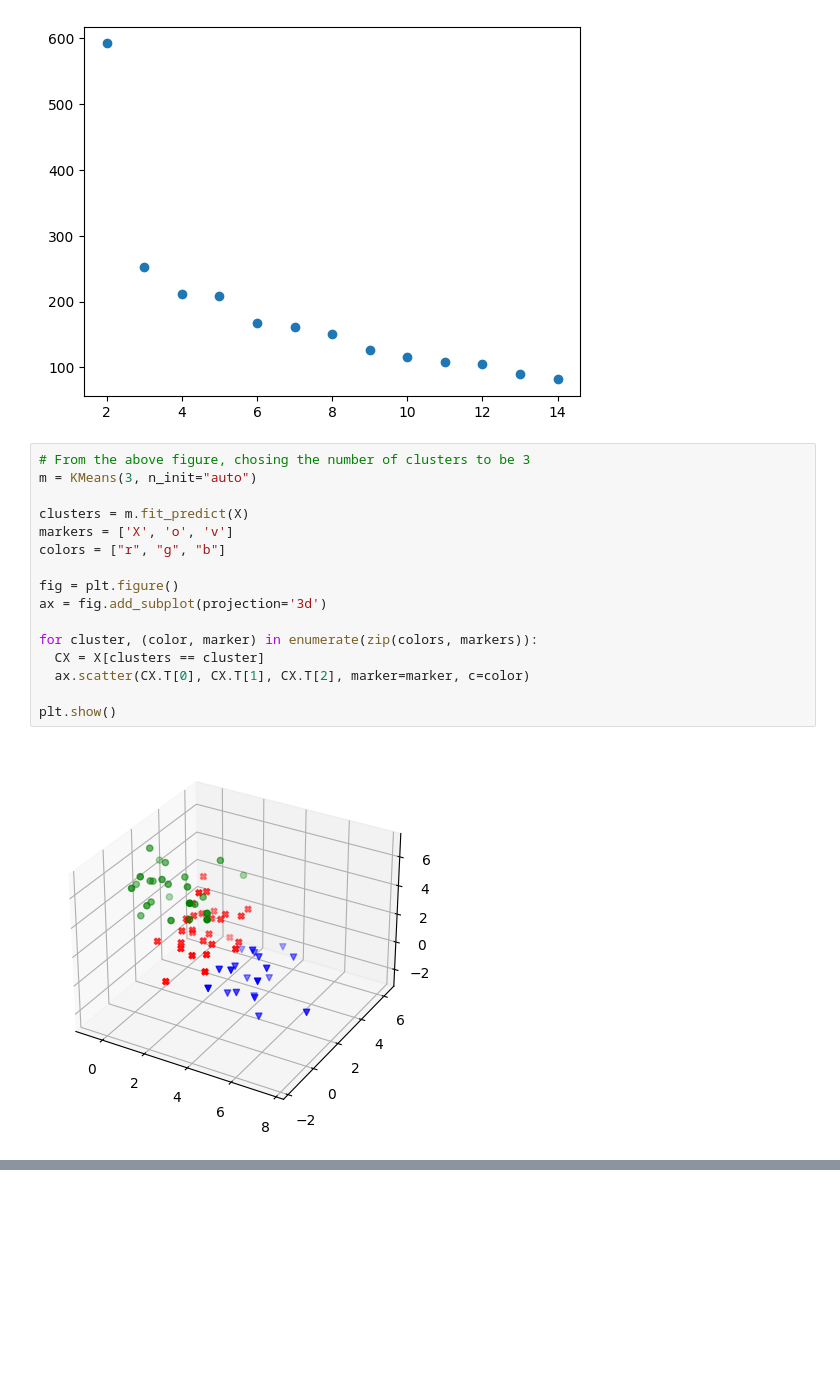
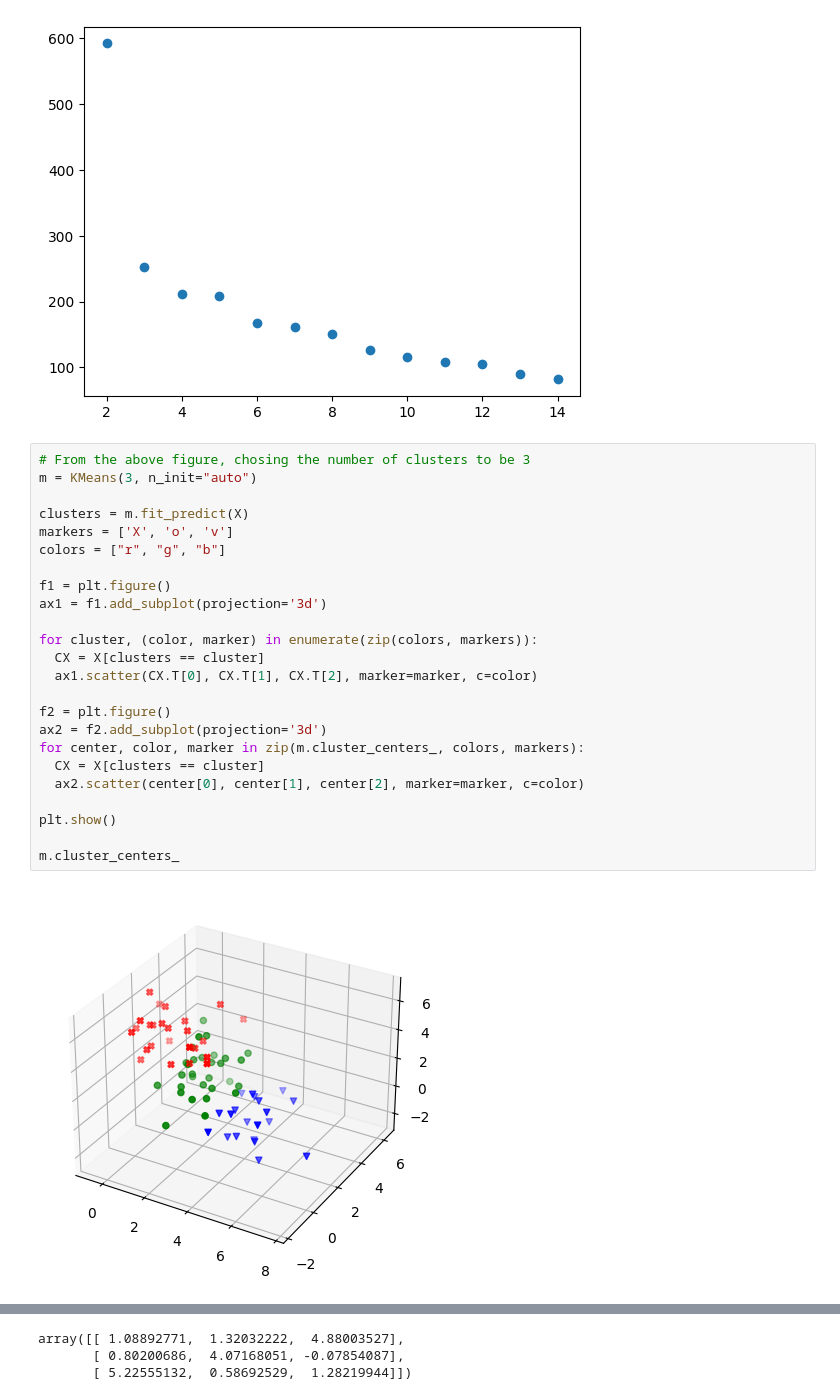
Before and after one commit to ospikovets/linear-algebra-projector, a Jupyter notebook: Pikovets_HW_2_Linear_Algebra.ipynb, the cells around one changed output, grey strips where cells are left out. Saved outputs shown, nothing was run; the diff lists cells and outputs as text; blank space fills up the shorter version.

```diff
--- a/Pikovets_HW_2_Linear_Algebra.ipynb
+++ b/Pikovets_HW_2_Linear_Algebra.ipynb
@@ -366,18 +366,26 @@ plt.show()
 # %%
 # From the above figure, chosing the number of clusters to be 3
 m = KMeans(3, n_init="auto")
 
 clusters = m.fit_predict(X)
 markers = ['X', 'o', 'v']
 colors = ["r", "g", "b"]
 
-fig = plt.figure()
-ax = fig.add_subplot(projection='3d')
+f1 = plt.figure()
+ax1 = f1.add_subplot(projection='3d')
 
 for cluster, (color, marker) in enumerate(zip(colors, markers)):
   CX = X[clusters == cluster]
-  ax.scatter(CX.T[0], CX.T[1], CX.T[2], marker=marker, c=color)
+  ax1.scatter(CX.T[0], CX.T[1], CX.T[2], marker=marker, c=color)
+
+f2 = plt.figure()
+ax2 = f2.add_subplot(projection='3d')
+for center, color, marker in zip(m.cluster_centers_, colors, markers):
+  CX = X[clusters == cluster]
+  ax2.scatter(center[0], center[1], center[2], marker=marker, c=color)
 
 plt.show()
+
+m.cluster_centers_
 # %% [output]
-[figure, old version]
+[figure, new version]
@@ -383,0 +393,3 @@ plt.show()
+array([[ 1.08892771,  1.32032222,  4.88003527],
+       [ 0.80200686,  4.07168051, -0.07854087],
+       [ 5.22555132,  0.58692529,  1.28219944]])
```
Also changed, not shown: parts of 2 cells of this notebook.
